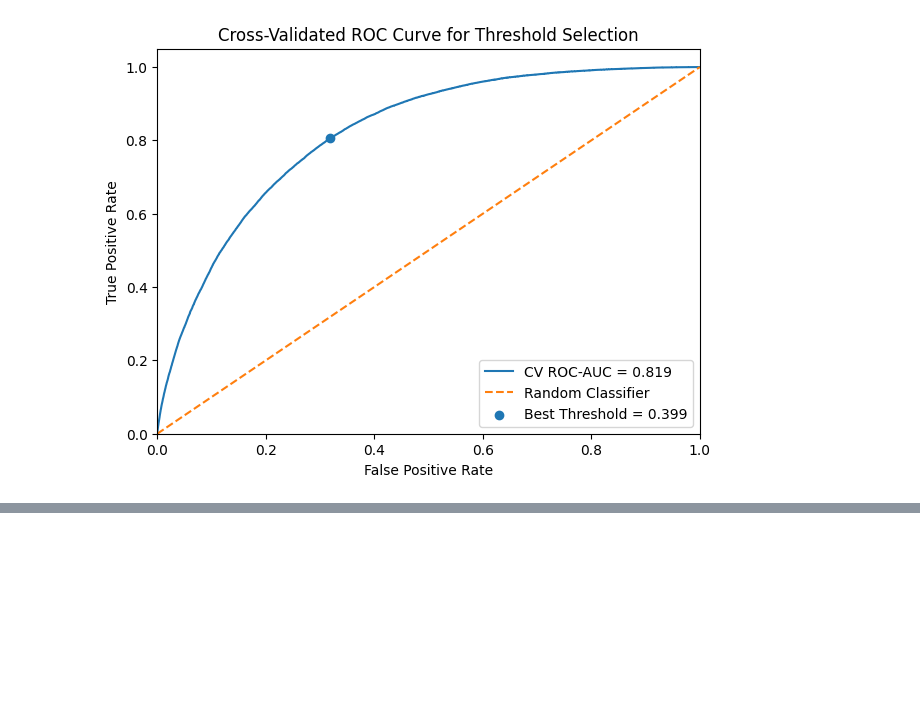
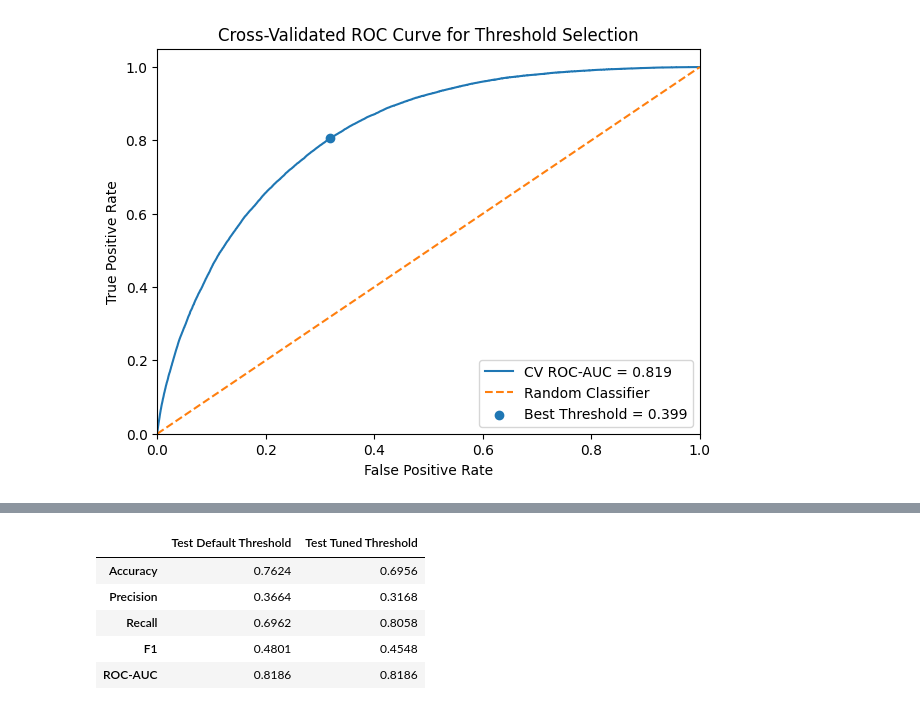
Before and after one commit to jayjay0317/diabetes-risk-reliability-pytorch, a Jupyter notebook: notebooks/02_sklearn_baseline.ipynb, the cells around one changed output, grey strips where cells are left out. Drawn from its saved outputs; the diff is of its cells as text; code cells hidden in the pictures; blank space fills up the shorter version.

```diff
--- a/notebooks/02_sklearn_baseline.ipynb
+++ b/notebooks/02_sklearn_baseline.ipynb
@@ -412,0 +421,33 @@ plt.show()
+# %%
+# Predict probabilities on the held-out test set only after model and threshold selection are complete
+y_proba_test = best_rf_pipeline.predict_proba(X_test)[:, 1]
+
+# Compare the standard 0.5 threshold with the CV-selected tuned threshold
+y_pred_test_default = (y_proba_test >= 0.5).astype(int)
+y_pred_test_tuned = (y_proba_test >= best_threshold).astype(int)
+# %%
+metrics_test_default = evaluate_predictions(
+    y_true=y_test,
+    y_pred=y_pred_test_default,
+    y_proba=y_proba_test
+)
+
+metrics_test_tuned = evaluate_predictions(
+    y_true=y_test,
+    y_pred=y_pred_test_tuned,
+    y_proba=y_proba_test
+)
+
+metrics_test_comparison = pd.DataFrame({
+    "Test Default Threshold": metrics_test_default,
+    "Test Tuned Threshold": metrics_test_tuned
+})
+
+metrics_test_comparison
+# %% [output]
+|  | Test Default Threshold | Test Tuned Threshold |
+| Accuracy | 0.7624 | 0.6956 |
+| Precision | 0.3664 | 0.3168 |
+| Recall | 0.6962 | 0.8058 |
+| F1 | 0.4801 | 0.4548 |
+| ROC-AUC | 0.8186 | 0.8186 |
```
Also changed, not shown: parts of 4 cells of this notebook.
